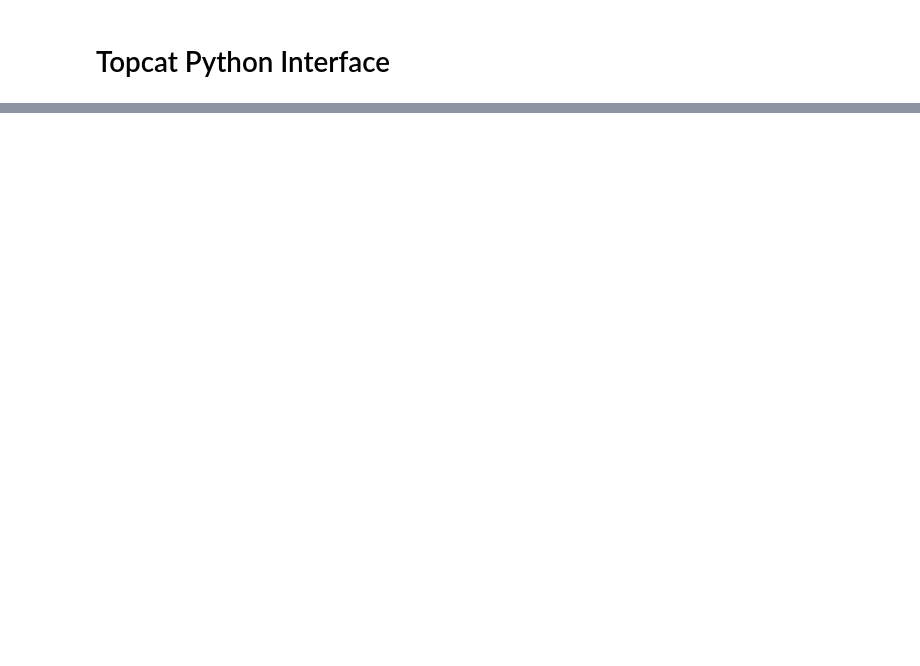
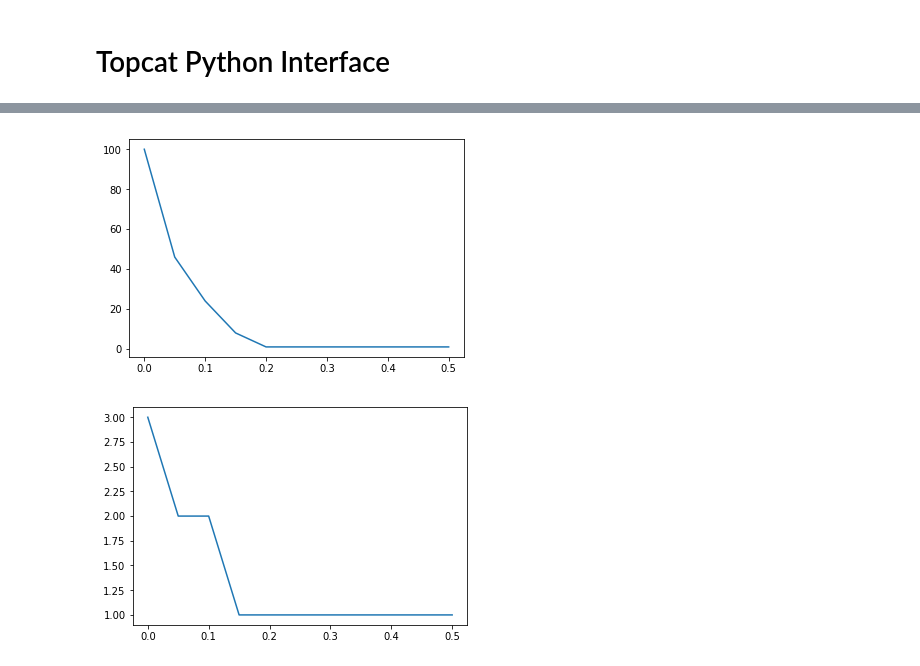
Before and after one commit to olivergafvert/topcat, a Jupyter notebook: python/example.ipynb, the cells around one changed output, grey strips where cells are left out. Cells and saved outputs as stored; diff of their text form; code cells hidden in the pictures; blank space fills up the shorter version.

```diff
--- a/python/example.ipynb
+++ b/python/example.ipynb
@@ -147,0 +183,8 @@ The generators of the 0th persistence module
+# %%
+stablerank = stableRank_dist(np.asarray([distanceMatrix1, distanceMatrix2]), np.asarray(filtrationValues), 2)
+for sr in stablerank:
+    plt.figure()
+    plt.plot(sr[0], sr[1])
+# %% [output]
+[figure, added]
+[figure, added]
```
Also changed, not shown: parts of 14 cells of this notebook, 4 other files.
